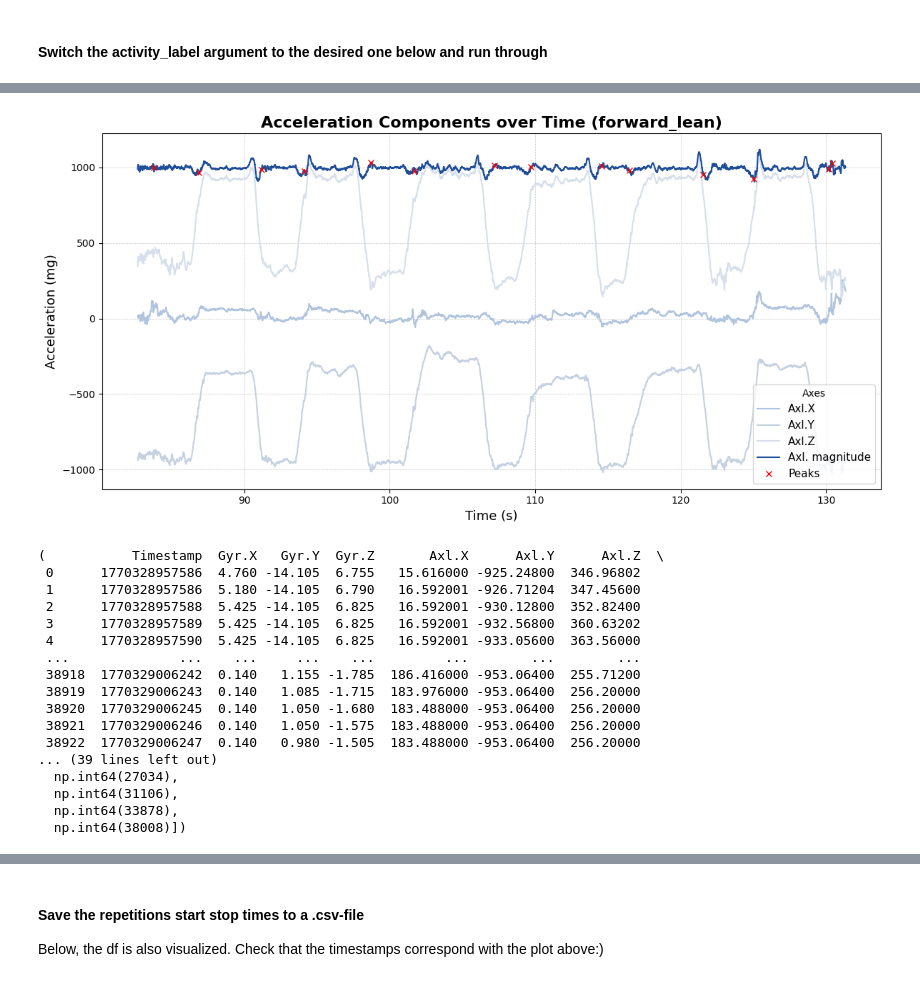
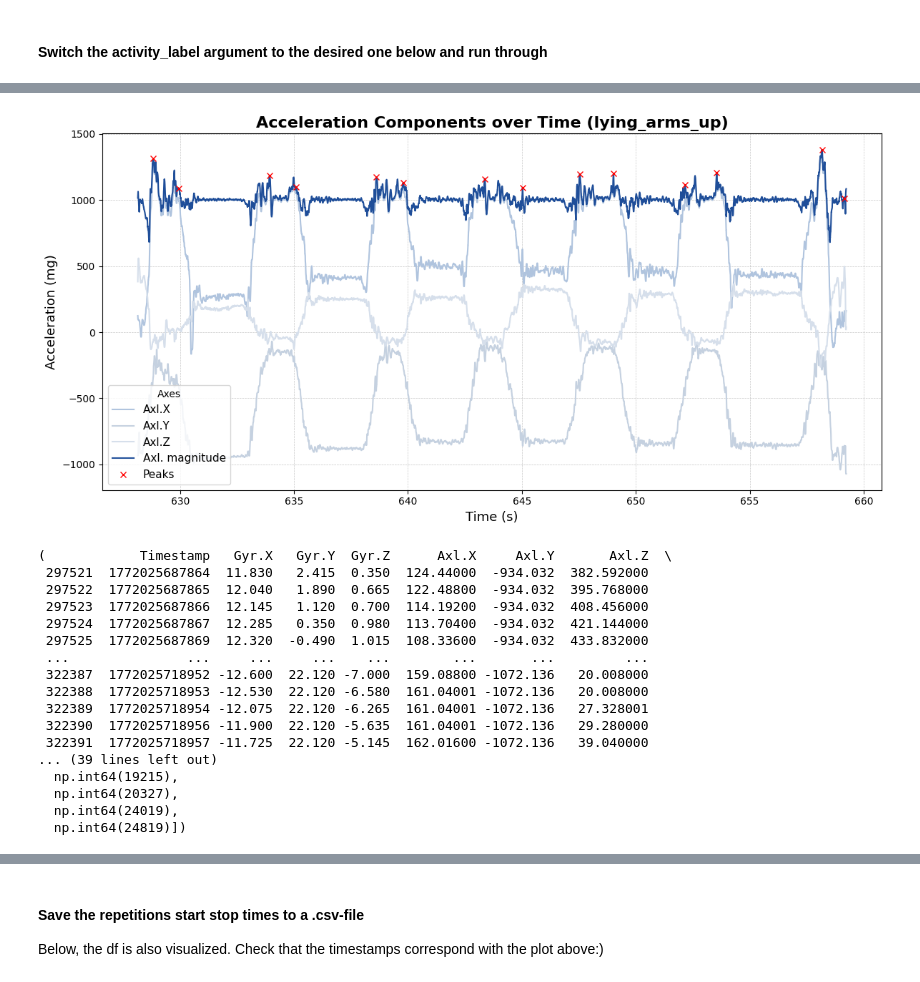
Before and after one commit to johanneloet/MasterV26, a Jupyter notebook: labeling_pipeline.ipynb, the cells around one changed output, grey strips where cells are left out. Cells and saved outputs as stored; diff of their text form; code cells hidden in the pictures.

```diff
--- a/labeling_pipeline.ipynb
+++ b/labeling_pipeline.ipynb
@@ -105,5 +111,6 @@ plot_all_sensors(
 Protocol was participants tapping their LEFT ARM to indicate the beginning and end of a movement label. Therefore the left arm path is used for finding labeling time marks!
 # %%
 peak_df, peaks = detect_spikes(fixed_time_larm)
-init_label_df = init_label(peak_df, peaks, fixed_time_larm)
+init_label_df = init_label(peak_df, peaks, str(fixed_time_larm))
+init_label_df = init_label_df.iloc[:640000] # crop a little so see plot more clearly
 plot_signal_peaks(init_label_df, peaks)
@@ -292,9 +280,9 @@ start_stop_df = start_stop_df.drop(start_stop_df[start_stop_df['label'] == 'idle
 start_stop_df.to_csv(output_dir / "start_stop_labels.csv")
 
 # label both arm and back files
-_, labeled_larm_path = apply_corrected_labels(new_time_file=fixed_time_larm, start_stop_csv_path=output_dir / "start_stop_labels.csv")
-_, labeled_rarm_path = apply_corrected_labels(new_time_file=fixed_time_rarm, start_stop_csv_path=output_dir / "start_stop_labels.csv")
-_, labeled_lb_path = apply_corrected_labels(new_time_file=fixed_time_lb, start_stop_csv_path=output_dir / "start_stop_labels.csv")
-_, labeled_ub_path = apply_corrected_labels(new_time_file=fixed_time_ub, start_stop_csv_path=output_dir / "start_stop_labels.csv")
+_, labeled_larm_path = apply_corrected_labels(new_time_file=str(fixed_time_larm), start_stop_csv_path=output_dir / "start_stop_labels.csv")
+_, labeled_rarm_path = apply_corrected_labels(new_time_file=str(fixed_time_rarm), start_stop_csv_path=output_dir / "start_stop_labels.csv")
+_, labeled_lb_path = apply_corrected_labels(new_time_file=str(fixed_time_lb), start_stop_csv_path=output_dir / "start_stop_labels.csv")
+_, labeled_ub_path = apply_corrected_labels(new_time_file=str(fixed_time_ub), start_stop_csv_path=output_dir / "start_stop_labels.csv")
 # %%
 start_stop_df
@@ -496,6 +429,6 @@ More details in specialization project report. Alternate method in Maria's thesi
 #### Switch the activity_label argument to the desired one below and run through
 # %%
 # we use the arm df from the previous cell
-activity_label = 'forward_lean'
-_, peaks, peaks_mask = plot_activity_accelerations_peaks_and_magnitude(df_filtered_lb, activity_label, height=1080, distance=900)
+activity_label = 'lying_arms_up'
+_, peaks, peaks_mask = plot_activity_accelerations_peaks_and_magnitude(df_filtered_rarm, activity_label, height=1065, distance=900)
 # %% [output]
@@ -507,35 +440,29 @@ Original: Index([876, 3372, 6801, 9180, 12820], dtype='int64')
 peaks
 # %%
 # Manually alter the peaks such that the peaks can be used to differentiate between
-drop_peaks = [10, 12]
+drop_peaks = []
 filtered_peaks = []
 filtered_peaks_original = []
 for i in range(len(peaks_mask)):
 
-    if i == 6:
-        filtered_peaks.append(peaks_mask[i] - 2.5*800)
-        filtered_peaks_original.append(peaks[i] - 2.5*800)
+    # if i == 2:
+    #     filtered_peaks.append(peaks_mask[i] - 0.5*800)
+    #     filtered_peaks_original.append(peaks[i] - 0.5*800)
+    # if i == 3:
+    #     filtered_peaks.append(peaks_mask[i] - 0.5*800)
+    #     filtered_peaks_original.append(peaks[i] - 0.5*800)
+
 
 
     # if i == 0:
-    #     filtered_peaks.append(peaks_mask[i] - 2*800)
-    #     filtered_peaks_original.append(peaks[i]- 2*800)
+    #     filtered_peaks.append(peaks_mask[i] - 0.5*800)
+    #     filtered_peaks_original.append(peaks[i]- 0.5*800)
 
-    # if i == 17:
-    #     filtered_peaks.append(peaks_mask[i] - 1*800)
-    #     filtered_peaks_original.append(peaks[i]-1*800)
 
     if i not in drop_peaks:
         filtered_peaks.append(peaks_mask[i])
         filtered_peaks_original.append(peaks[i])
 
-    # if i == 2:
-    #     filtered_peaks.append(peaks_mask[i] + 5*800)
-    #     filtered_peaks_original.append(peaks[i]+ 5*800)
-    #     filtered_peaks.append(peaks_mask[i] + 10*800)
-    #     filtered_peaks_original.append(peaks[i]+ 10*800)
-    #     filtered_peaks.append(peaks_mask[i] + 16*800)
-    #     filtered_peaks_original.append(peaks[i]+ 16*800)
 
     if i == 12:
         filtered_peaks.append(peaks_mask[i] + 1*800)
@@ -543,25 +470,25 @@ for i in range(len(peaks_mask)):
 # %%
 # plot again to see that everything aligns
 
-plot_activity_accelerations_peaks_and_magnitude(df_filtered_ub, activity_label, peak_indices=filtered_peaks)
+plot_activity_accelerations_peaks_and_magnitude(df_filtered_rarm, activity_label, peak_indices=filtered_peaks)
 # %% [output]
-[figure, old version]
+[figure, new version]
-(           Timestamp  Gyr.X   Gyr.Y  Gyr.Z       Axl.X      Axl.Y      Axl.Z  \
- 0      1770328957586  4.760 -14.105  6.755   15.616000 -925.24800  346.96802
- 1      1770328957586  5.180 -14.105  6.790   16.592001 -926.71204  347.45600
- 2      1770328957588  5.425 -14.105  6.825   16.592001 -930.12800  352.82400
- 3      1770328957589  5.425 -14.105  6.825   16.592001 -932.56800  360.63202
- 4      1770328957590  5.425 -14.105  6.825   16.592001 -933.05600  363.56000
- ...              ...    ...     ...    ...         ...        ...        ...
- 38918  1770329006242  0.140   1.155 -1.785  186.416000 -953.06400  255.71200
- 38919  1770329006243  0.140   1.085 -1.715  183.976000 -953.06400  256.20000
- 38920  1770329006245  0.140   1.050 -1.680  183.488000 -953.06400  256.20000
- 38921  1770329006246  0.140   1.050 -1.575  183.488000 -953.06400  256.20000
- 38922  1770329006247  0.140   0.980 -1.505  183.488000 -953.06400  256.20000
+(            Timestamp   Gyr.X   Gyr.Y  Gyr.Z      Axl.X     Axl.Y       Axl.Z  \
+ 297521  1772025687864  11.830   2.415  0.350  124.44000  -934.032  382.592000
+ 297522  1772025687865  12.040   1.890  0.665  122.48800  -934.032  395.768000
+ 297523  1772025687866  12.145   1.120  0.700  114.19200  -934.032  408.456000
+ 297524  1772025687867  12.285   0.350  0.980  113.70400  -934.032  421.144000
+ 297525  1772025687869  12.320  -0.490  1.015  108.33600  -934.032  433.832000
+ ...               ...     ...     ...    ...        ...       ...         ...
+ 322387  1772025718952 -12.600  22.120 -7.000  159.08800 -1072.136   20.008000
+ 322388  1772025718953 -12.530  22.120 -6.580  161.04001 -1072.136   20.008000
+ 322389  1772025718954 -12.075  22.120 -6.265  161.04001 -1072.136   27.328001
+ 322390  1772025718956 -11.900  22.120 -5.635  161.04001 -1072.136   29.280000
+ 322391  1772025718957 -11.725  22.120 -5.145  162.01600 -1072.136   39.040000
 ... (39 lines left out)
-  np.int64(27034),
-  np.int64(31106),
-  np.int64(33878),
-  np.int64(38008)])
+  np.int64(19215),
+  np.int64(20327),
+  np.int64(24019),
+  np.int64(24819)])
 # %%
 len(filtered_peaks) == len(filtered_peaks_original)
```
Also changed, not shown: parts of 25 cells of this notebook, 16 other files.
